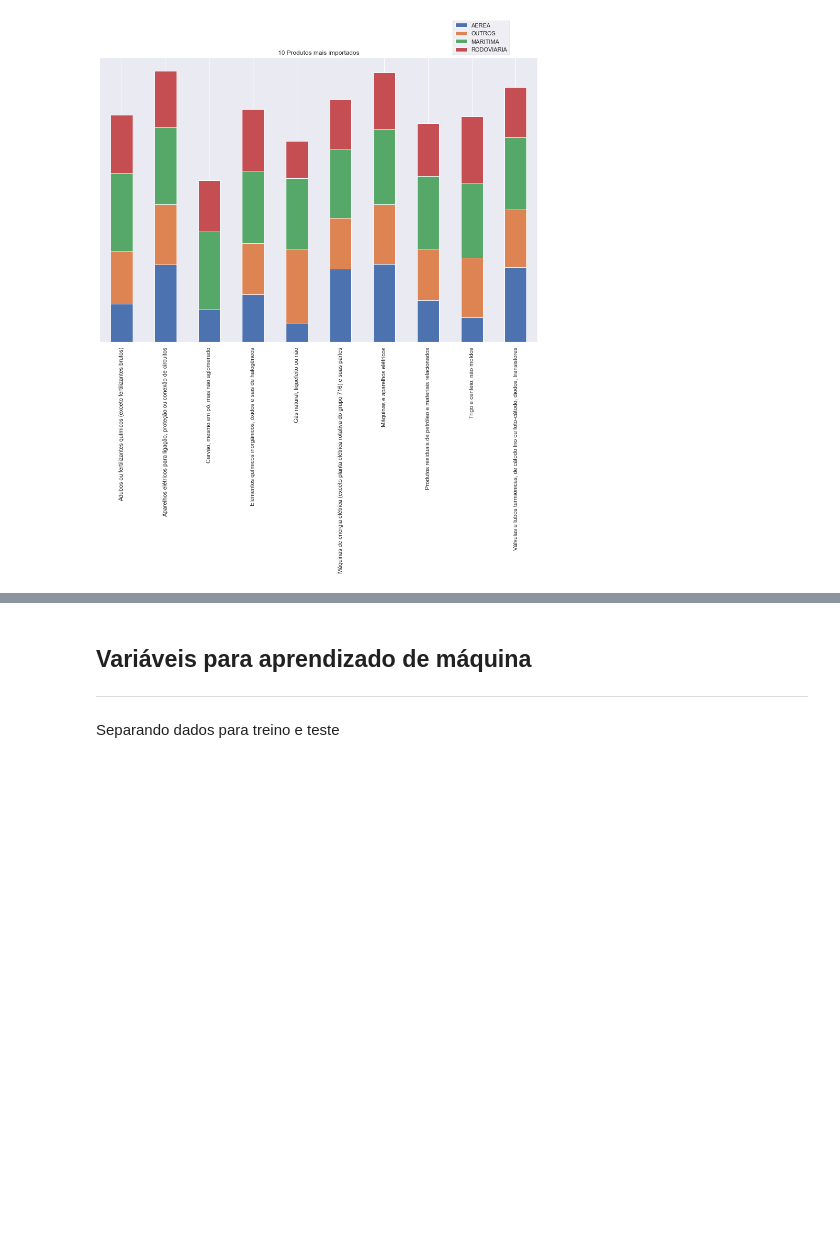
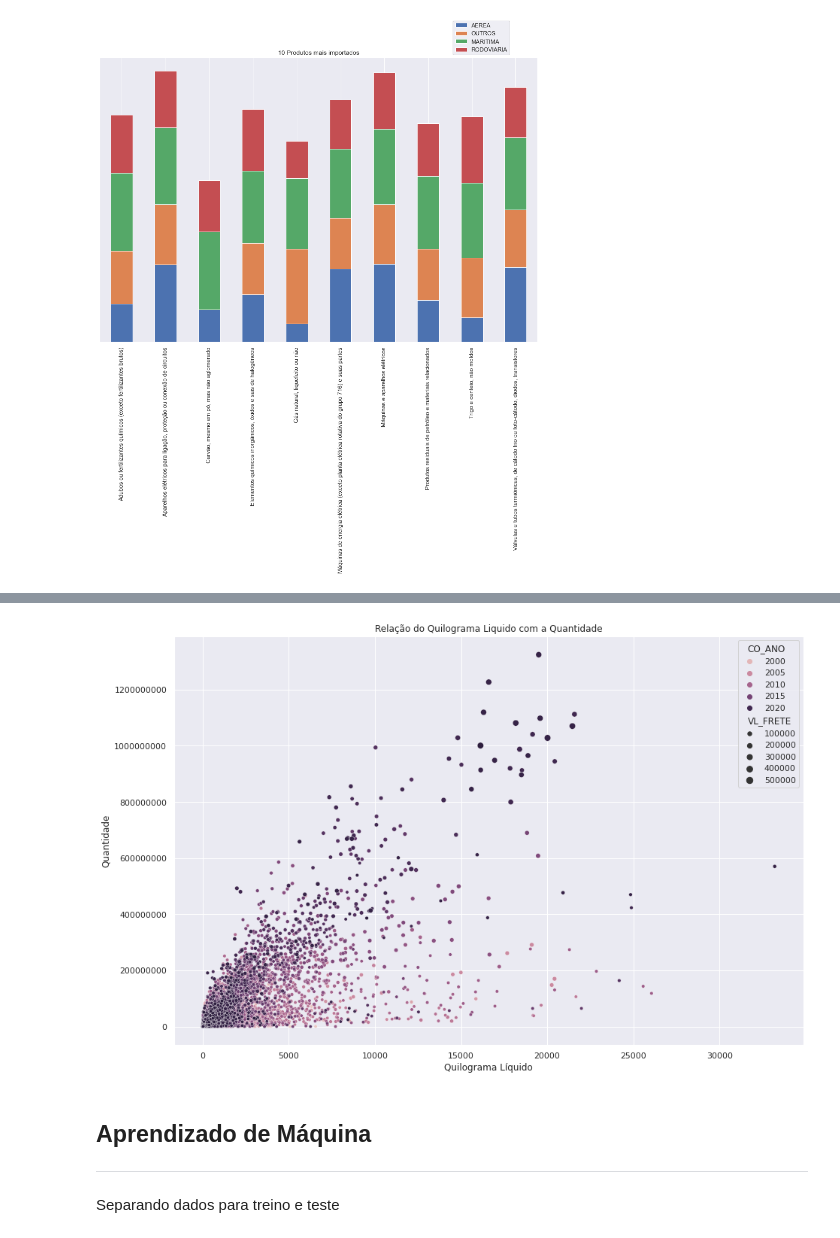
Before and after one commit to Migliorin/Comex-Data-Analysis, a Jupyter notebook: notebooks/analise_dados.ipynb, the cells around one changed output, grey strips where cells are left out. Drawn from its saved outputs; the diff is of its cells as text; code cells hidden in the pictures; blank space fills up the shorter version.

```diff
--- a/notebooks/analise_dados.ipynb
+++ b/notebooks/analise_dados.ipynb
@@ -616,3 +640,14 @@ plot_corr(df_base,5,'VL_FOB')
+# %%
+fig, ax = plt.subplots(figsize=(15, 10))
+g = sns.scatterplot(data=df_produto,x='KG_LIQUIDO',y='QT_ESTAT',size='VL_FRETE',hue='CO_ANO')
+ax.set_xlabel('Quilograma Líquido')
+ax.set_ylabel('Quantidade')
+
+ax.set_title('Relação do Quilograma Liquido com a Quantidade')
+
+ax.yaxis.set_major_formatter(ticker.FuncFormatter(lambda y, _: int(y)))
+# %% [output]
+[figure, added]
 # %% [markdown]
-## Variáveis para aprendizado de máquina
+## Aprendizado de Máquina
 ---
```
Also changed, not shown: parts of 102 cells of this notebook.
